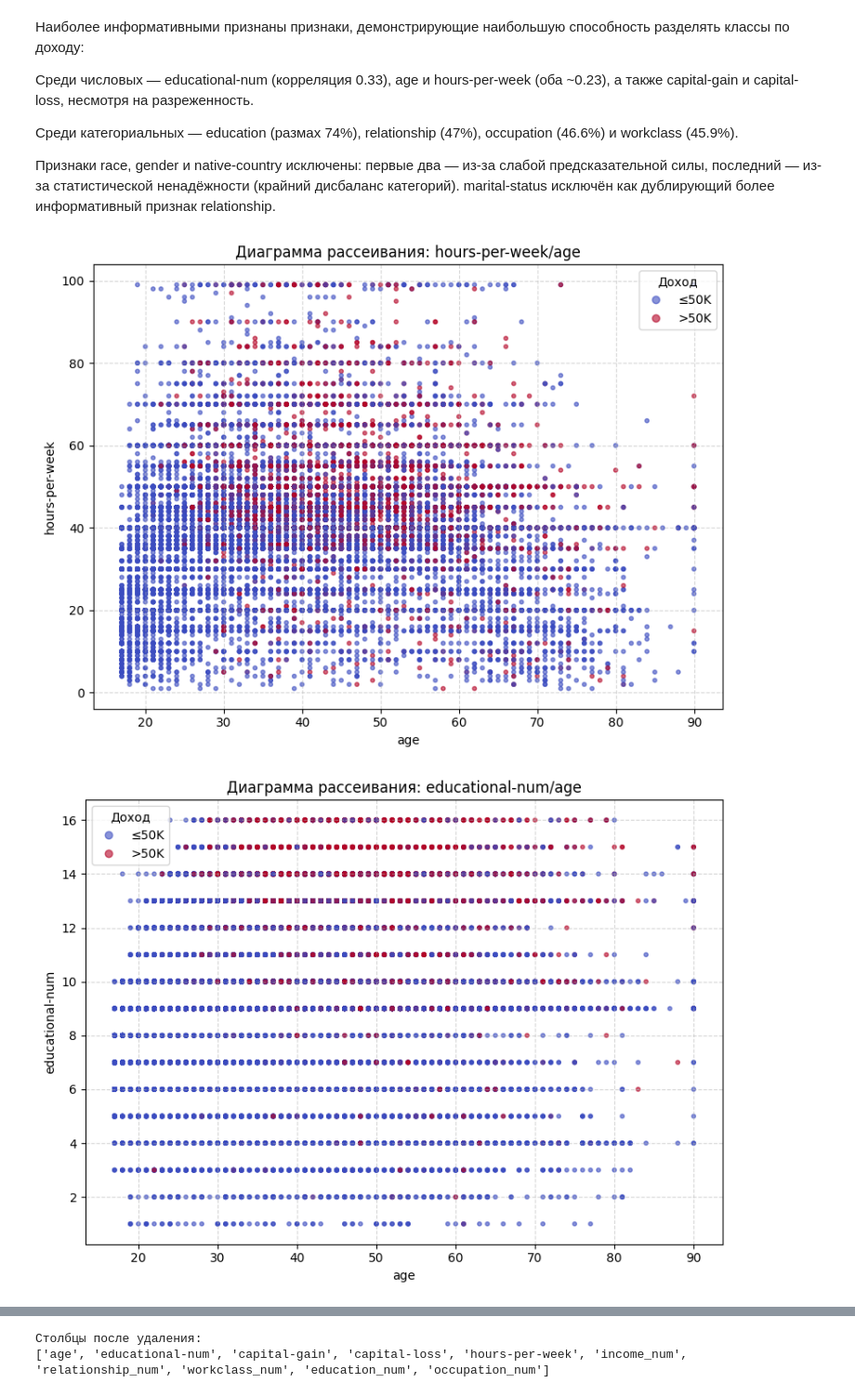
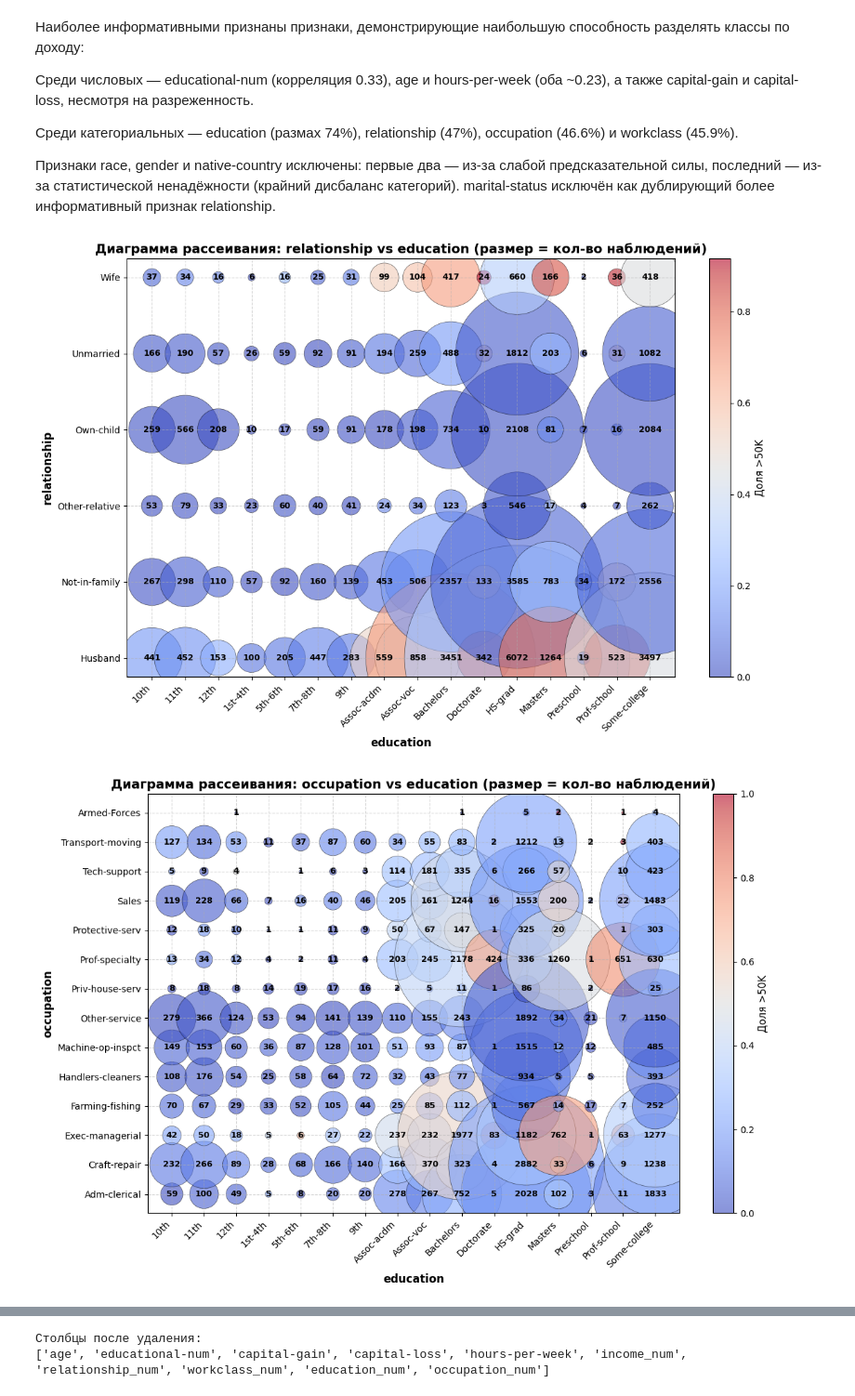
Before and after one commit to DaryaBorovinskaya/MAD_lab2, a Jupyter notebook: Slava copy.ipynb, the cells around one changed output, grey strips where cells are left out. Shown at 93% size. Cells and saved outputs as stored; diff of their text form; code cells hidden in the pictures.

```diff
--- a/Slava copy.ipynb
+++ b/Slava copy.ipynb
@@ -194,36 +187,68 @@ marital-status исключён как дублирующий более инф
 # %%
 df_plot = df.copy()
 df_plot['income_binary'] = (df_plot['income'] == '>50K').astype(int)
 
-# Выберем пары признаков
+# Выберем пары признаков (ваш список)
 numeric_pairs = [
-    ('age', 'hours-per-week'),
-    ('age', 'educational-num'),
-    ('educational-num', 'hours-per-week')
+    ('education', 'relationship'),
+    ('education', 'occupation'),
+    ('education', 'workclass'),
+    ('relationship', 'occupation'),
+    ('relationship', 'workclass'),
+    ('occupation', 'workclass'),
 ]
 
-# Построим КАЖДУЮ диаграмму рассеивания ОТДЕЛЬНО
 for x_col, y_col in numeric_pairs:
-    plt.figure(figsize=(8, 6))  # Новое окно для каждого графика
+    # Сгруппируем данные и посчитаем количество точек в каждой ячейке
+    grouped = df_plot.groupby([x_col, y_col]).agg({
+        'income_binary': ['count', 'mean']  # количество и среднее (для цвета)
+    }).reset_index()
+
+    grouped.columns = [x_col, y_col, 'count', 'mean_income']
+
+    # Создаём фигуру
+    plt.figure(figsize=(12, 8))
+
+    # Нормализуем размер точек для лучшего визуального восприятия
+    sizes = grouped['count'] * 10  # масштабируем, чтобы точки были заметны
+
     scatter = plt.scatter(
-        df_plot[x_col],
-        df_plot[y_col],
-        c=df_plot['income_binary'],
+        grouped[x_col],
+        grouped[y_col],
+        c=grouped['mean_income'],  # цвет зависит от среднего дохода (>50K)
+        s=sizes,                   # размер зависит от количества наблюдений
         cmap='coolwarm',
         alpha=0.6,
-        s=10
+        edgecolors='black',
+        linewidth=0.5
     )
-    plt.xlabel(x_col)
-    plt.ylabel(y_col)
-    plt.title(f'Диаграмма рассеивания: {y_col}/{x_col}')
+
+    # Добавим аннотации с количеством наблюдений
+    for i in range(len(grouped)):
+        plt.text(
+            grouped.iloc[i][x_col],
+            grouped.iloc[i][y_col],
+            str(grouped.iloc[i]['count']),
+            horizontalalignment='center',
+            verticalalignment='center',
+            fontsize=9,
+            color='black',
+            weight='bold'
+        )
+
+    plt.xlabel(x_col, fontsize=12, fontweight='bold')
+    plt.ylabel(y_col, fontsize=12, fontweight='bold')
+    plt.title(f'Диаграмма рассеивания: {y_col} vs {x_col} (размер = кол-во наблюдений)', fontsize=14, fontweight='bold')
     plt.grid(True, linestyle='--', alpha=0.5)
+    plt.xticks(rotation=45, ha='right', fontsize=10)
+    plt.yticks(fontsize=10)
 
-    # Легенда
-    handles, _ = scatter.legend_elements(prop="colors", alpha=0.6)
-    plt.legend(handles, ['≤50K', '>50K'], title="Доход")
+    # Легенда для цвета
+    cbar = plt.colorbar(scatter)
+    cbar.set_label('Доля >50K', fontsize=11)
 
     plt.tight_layout()
     plt.show()
 # %% [output]
-[figure, old version]
+[figure, new version]
-[figure, old version]
+[figure, new version]
```
Also changed, not shown: parts of 3 cells of this notebook, 1 other file.
